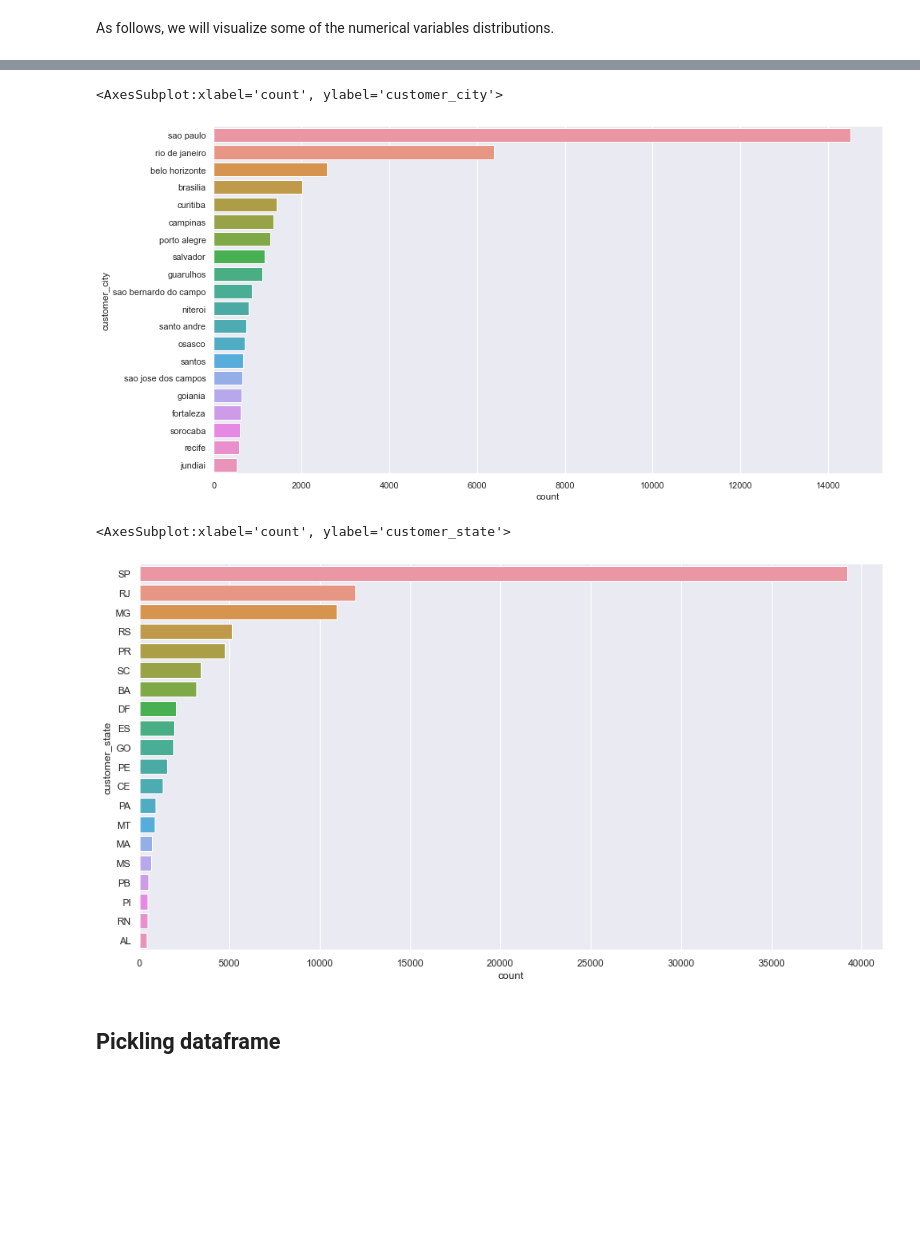
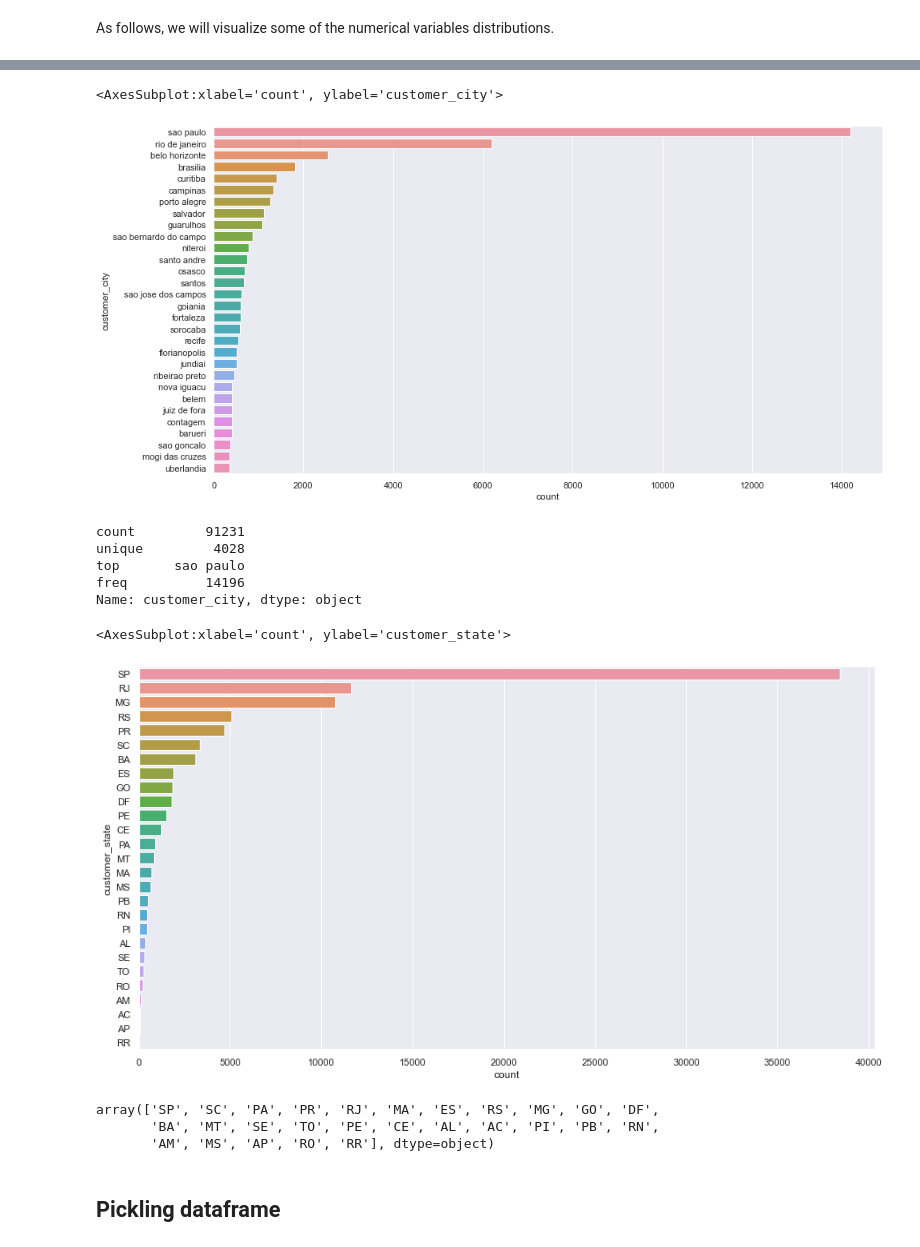
Before and after one commit to MariaDBPerez/clients_segmentation, a Jupyter notebook: project_5_cleaning.ipynb, the cells around one changed output, grey strips where cells are left out. Cells and saved outputs as stored; diff of their text form; code cells hidden in the pictures; blank space fills up the shorter version.

```diff
--- a/project_5_cleaning.ipynb
+++ b/project_5_cleaning.ipynb
@@ -1181,0 +1302,2 @@ memory usage: 25.5+ MB
+# %%
+new_df_for_segmentation_analysis['delay_days_purchase_delivery'] = (new_df_for_segmentation_analysis['order_purchase_timestamp'] - new_df_for_segmentation_analysis['order_delivered_customer_date']).dt.days.abs()
@@ -1181,0 +1338,26 @@ memory usage: 25.5+ MB
+# %%
+from math import *
+
+# Olist location
+olist_lat = -25.43045
+olist_lon = -49.29207
+# %%
+def haversine_distance(lat1, lng1, lat2, lng2, degrees=True):
+    r = 6371 # radius of the earth (6371 km)
+
+    if degrees:
+        lat1, lng1, lat2, lng2 = map(radians, [lat1, lng1, lat2, lng2])
+
+    # Formule Haversine
+    dlng = lng2 - lng1
+    dlat = lat2 - lat1
+    a = sin(dlat/2)**2 + cos(lat1) * cos(lat2) * sin(dlng/2)**2
+    d = 2 * r * asin(sqrt(a))
+
+    return d
+# %%
+# Haversine distance between centre state and Olist office. Haversine distance is interpreted in kilometers
+
+new_df_for_segmentation_analysis['haversine_distance'] = [haversine_distance(olist_lat, olist_lon, x, y)
+                              for x, y in zip(new_df_for_segmentation_analysis.median_geolocation_lat,
+                                              new_df_for_segmentation_analysis.median_geolocation_lng)]
@@ -1205,15 +1424,29 @@ sns.countplot(y="payment_type", data=new_df_for_segmentation_analysis, color="c"
 # %%
 plt.figure(figsize=(15,8))
-sns.countplot(y='customer_city', data=new_df_for_segmentation_analysis, order=new_df_for_segmentation_analysis['customer_city'].value_counts().iloc[:20].index)
+sns.countplot(y='customer_city', data=new_df_for_segmentation_analysis, order=new_df_for_segmentation_analysis['customer_city'].value_counts().iloc[:30].index)
 # %% [output]
 <AxesSubplot:xlabel='count', ylabel='customer_city'>
-[figure, old version]
+[figure, new version]
+# %%
+new_df_for_segmentation_analysis['customer_city'].describe()
+# %% [output]
+count         91231
+unique         4028
+top       sao paulo
+freq          14196
+Name: customer_city, dtype: object
 # %%
 plt.figure(figsize=(15,8))
-sns.countplot(y='customer_state', data=new_df_for_segmentation_analysis, order=new_df_for_segmentation_analysis['customer_state'].value_counts().iloc[:20].index)
+sns.countplot(y='customer_state', data=new_df_for_segmentation_analysis, order=new_df_for_segmentation_analysis['customer_state'].value_counts().iloc[:30].index)
 # %% [output]
 <AxesSubplot:xlabel='count', ylabel='customer_state'>
-[figure, old version]
+[figure, new version]
+# %%
+new_df_for_segmentation_analysis['customer_state'].unique()
+# %% [output]
+array(['SP', 'SC', 'PA', 'PR', 'RJ', 'MA', 'ES', 'RS', 'MG', 'GO', 'DF',
+       'BA', 'MT', 'SE', 'TO', 'PE', 'CE', 'AL', 'AC', 'PI', 'PB', 'RN',
+       'AM', 'MS', 'AP', 'RO', 'RR'], dtype=object)
 # %% [markdown]
 ## Pickling dataframe
 # %% [markdown]
```
Also changed, not shown: parts of 88 cells of this notebook, 2 other files.
